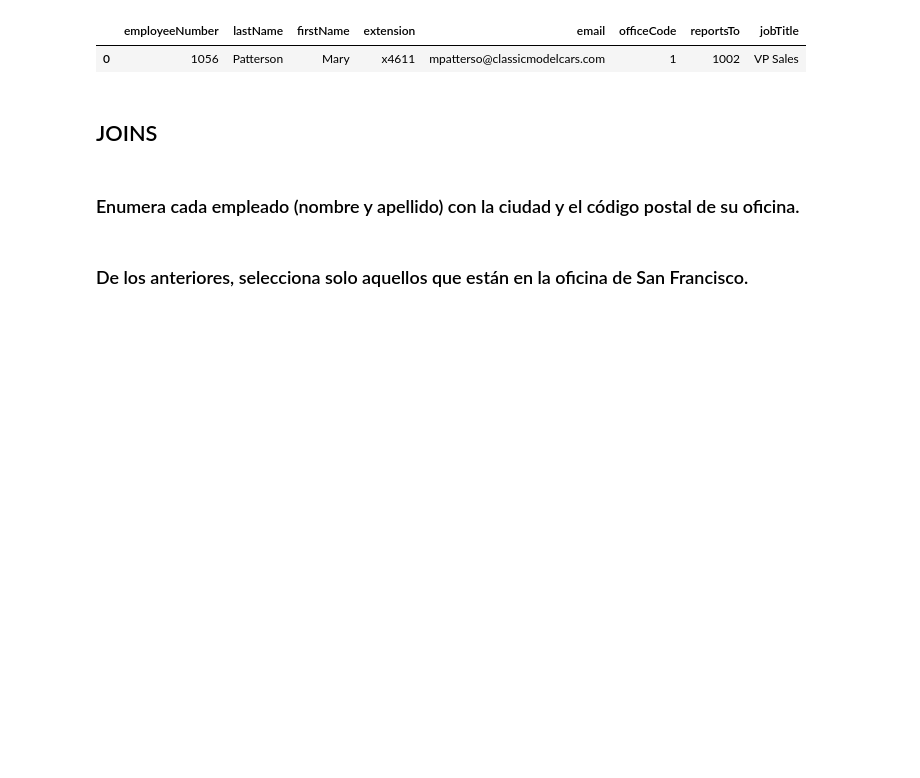
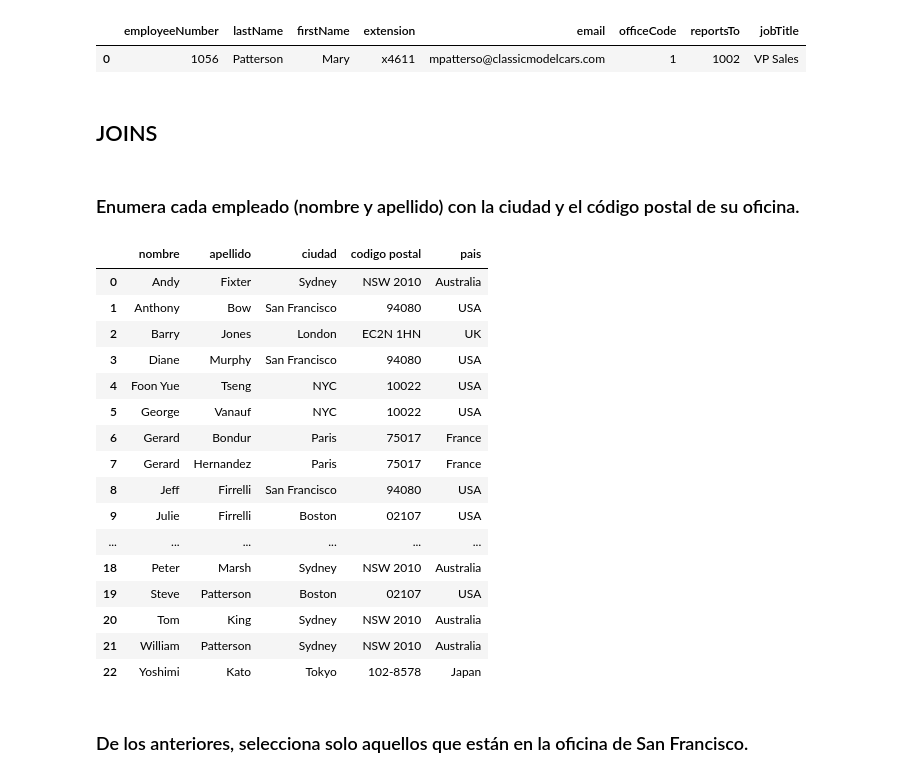
Before and after one commit to Unbiunio/SQL_practice, a Jupyter notebook: ClassicModels_curso_SQL.ipynb, the cells around one changed output. Saved outputs shown, nothing was run; the diff lists cells and outputs as text; code cells hidden in the pictures; blank space fills up the shorter version.

```diff
--- a/ClassicModels_curso_SQL.ipynb
+++ b/ClassicModels_curso_SQL.ipynb
@@ -1096,5 +1083,31 @@ pd.read_sql(q,con)
 ## JOINS
 # %% [markdown]
 ### Enumera cada empleado (nombre y apellido) con la ciudad y el código postal de su oficina.
+# %%
+q="""
+Select e.firstname nombre ,e.lastname apellido,  o.city ciudad, o.postalcode "codigo postal", o.country pais
+from employees as e
+join offices as o on e.officecode = o.officecode
+order by nombre asc
+"""
+pd.read_sql(q,con)
+# %% [output]
+|  | nombre | apellido | ciudad | codigo postal | pais |
+| 0 | Andy | Fixter | Sydney | NSW 2010 | Australia |
+| 1 | Anthony | Bow | San Francisco | 94080 | USA |
+| 2 | Barry | Jones | London | EC2N 1HN | UK |
+| 3 | Diane | Murphy | San Francisco | 94080 | USA |
+| 4 | Foon Yue | Tseng | NYC | 10022 | USA |
+| 5 | George | Vanauf | NYC | 10022 | USA |
+| 6 | Gerard | Bondur | Paris | 75017 | France |
+| 7 | Gerard | Hernandez | Paris | 75017 | France |
+| 8 | Jeff | Firrelli | San Francisco | 94080 | USA |
+| 9 | Julie | Firrelli | Boston | 02107 | USA |
+| ... | ... | ... | ... | ... | ... |
+| 18 | Peter | Marsh | Sydney | NSW 2010 | Australia |
+| 19 | Steve | Patterson | Boston | 02107 | USA |
+| 20 | Tom | King | Sydney | NSW 2010 | Australia |
+| 21 | William | Patterson | Sydney | NSW 2010 | Australia |
+| 22 | Yoshimi | Kato | Tokyo | 102-8578 | Japan |
 # %% [markdown]
 ### De los anteriores, selecciona solo aquellos que están en la oficina de San Francisco.
```
Also changed, not shown: parts of 8 cells of this notebook.
